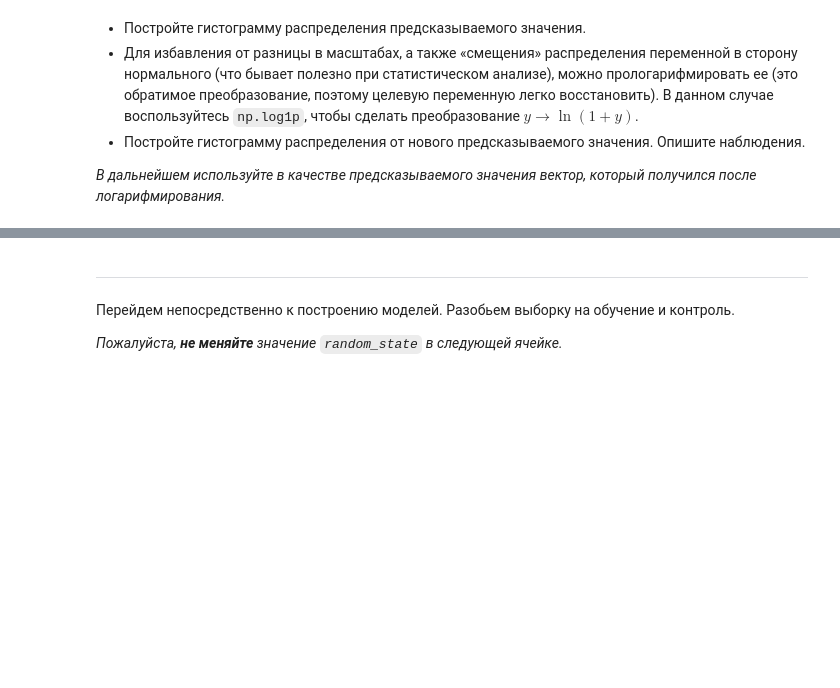
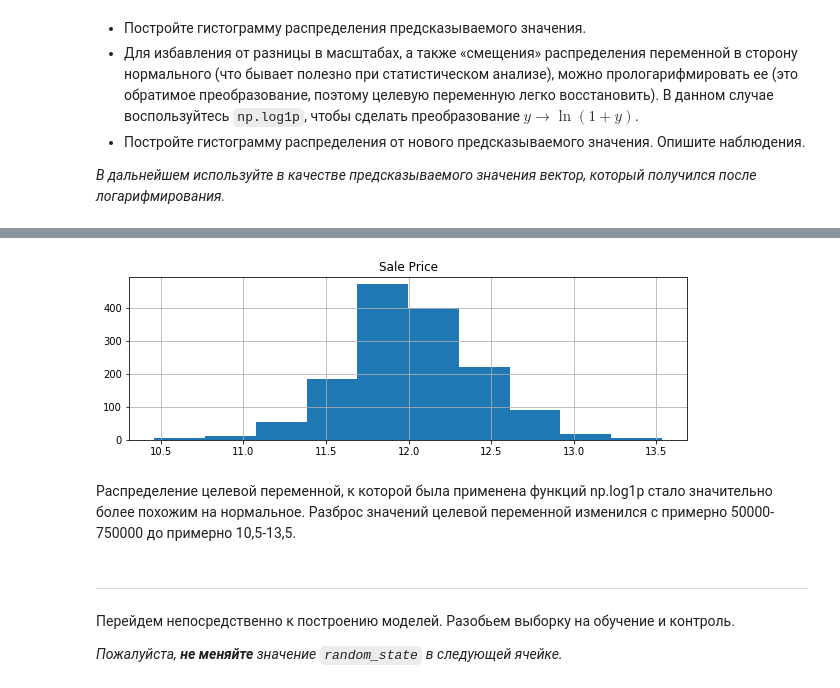
Before and after one commit to Oleg-DS/learning_data_science, a Jupyter notebook: ML/hw02.ipynb, the cells around one changed output, grey strips where cells are left out. Saved outputs shown, nothing was run; the diff lists cells and outputs as text; code cells hidden in the pictures; blank space fills up the shorter version.

```diff
--- a/ML/hw02.ipynb
+++ b/ML/hw02.ipynb
@@ -485,3 +490,13 @@ X_fin.head()
+# %%
+plt.figure(figsize=(10, 3))
+plt.hist(np.log1p(X_fin['SalePrice']))
+plt.title('Sale Price')
+plt.grid()
+plt.show()
+# %% [output]
+[figure, added]
+# %% [markdown]
+Распределение целевой переменной, к которой была применена функций np.log1p стало значительно более похожим на нормальное. Разброс значений целевой переменной изменился с примерно 50000-750000 до примерно 10,5-13,5.
 # %% [markdown]
 ---
 Перейдем непосредственно к построению моделей. Разобьем выборку на обучение и контроль.
```
Also changed, not shown: parts of 9 cells of this notebook, 10 other files.
